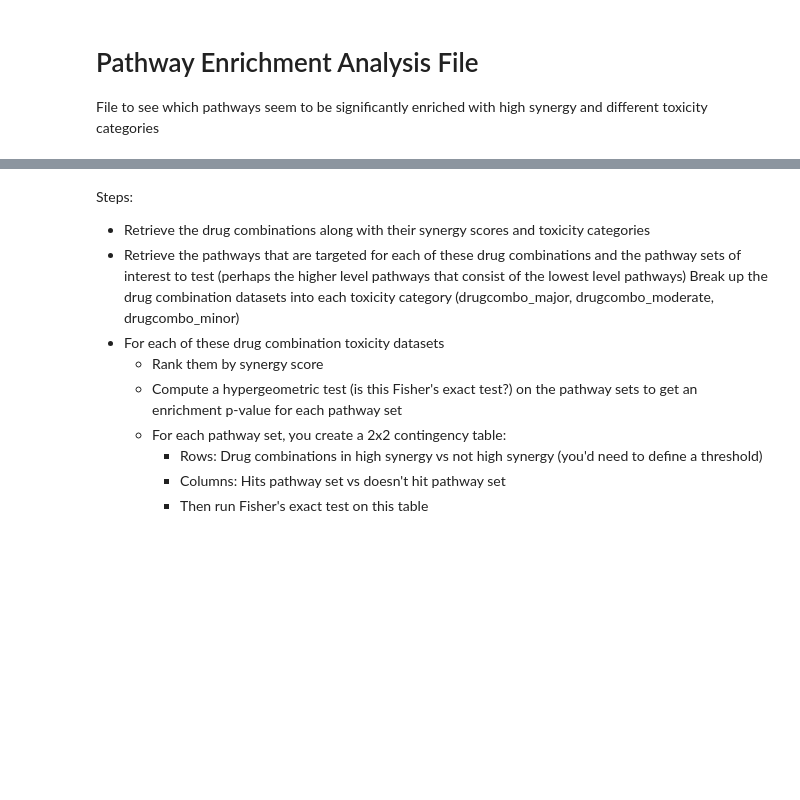
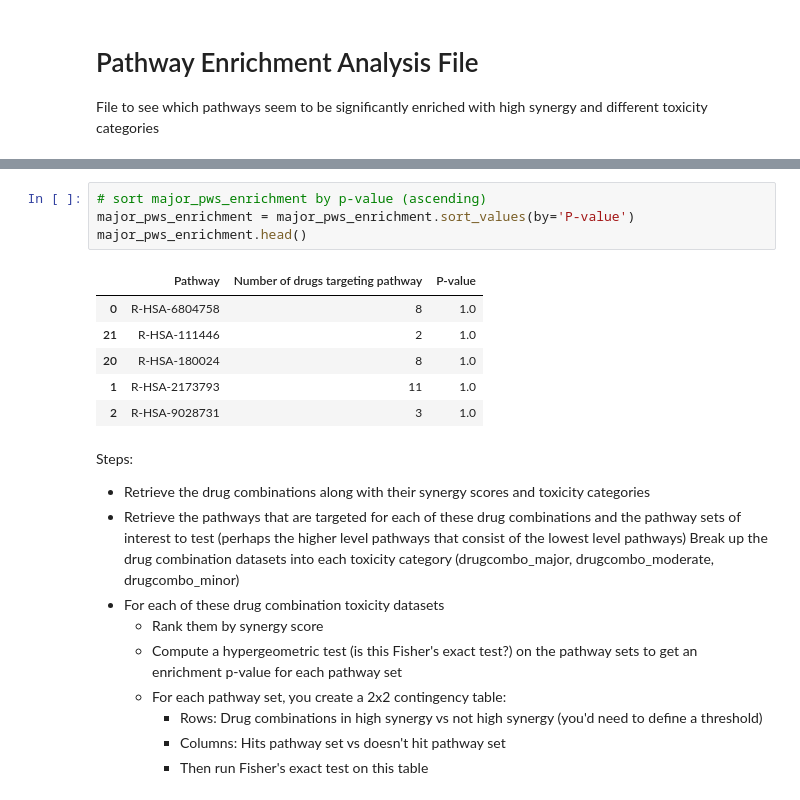
Before and after one commit to amw14/toxicity-cancer-drug-combination, a Jupyter notebook: pathway_enrichment_analysis.ipynb, the cells around one changed output, grey strips where cells are left out. Cells and saved outputs as stored; diff of their text form; blank space fills up the shorter version.

```diff
--- a/pathway_enrichment_analysis.ipynb
+++ b/pathway_enrichment_analysis.ipynb
@@ -5,3 +104,14 @@ File to see which pathways seem to be significantly enriched with high synergy a
+# %%
+# sort major_pws_enrichment by p-value (ascending)
+major_pws_enrichment = major_pws_enrichment.sort_values(by='P-value')
+major_pws_enrichment.head()
+# %% [output]
+|  | Pathway | Number of drugs targeting pathway | P-value |
+| 0 | R-HSA-6804758 | 8 | 1.0 |
+| 21 | R-HSA-111446 | 2 | 1.0 |
+| 20 | R-HSA-180024 | 8 | 1.0 |
+| 1 | R-HSA-2173793 | 11 | 1.0 |
+| 2 | R-HSA-9028731 | 3 | 1.0 |
 # %% [markdown]
 Steps:
 - Retrieve the drug combinations along with their synergy scores and toxicity categories
```
Also changed, not shown: parts of 6 cells of this notebook, 3 other files.
